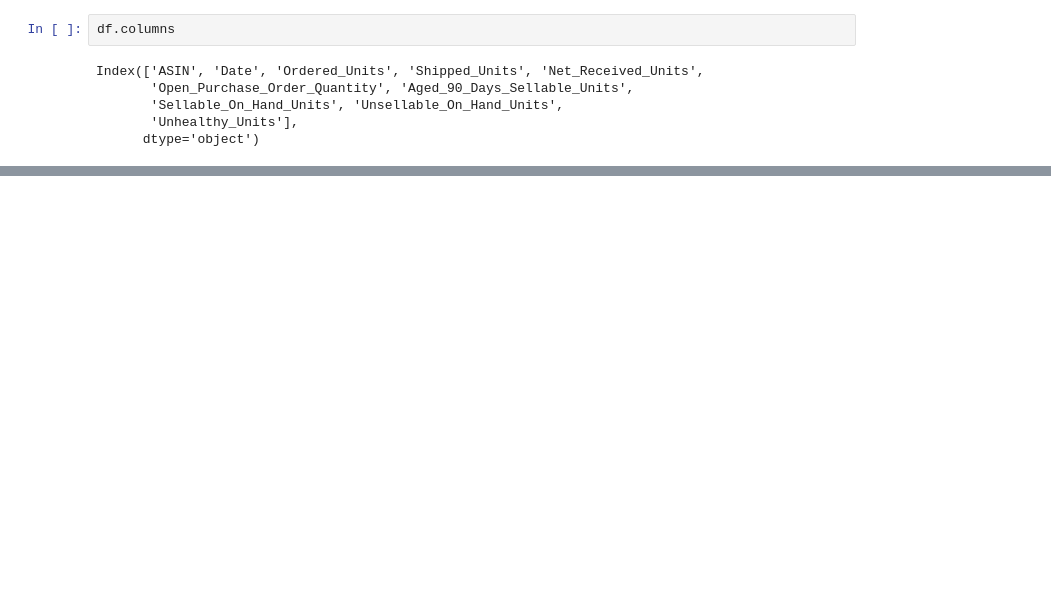
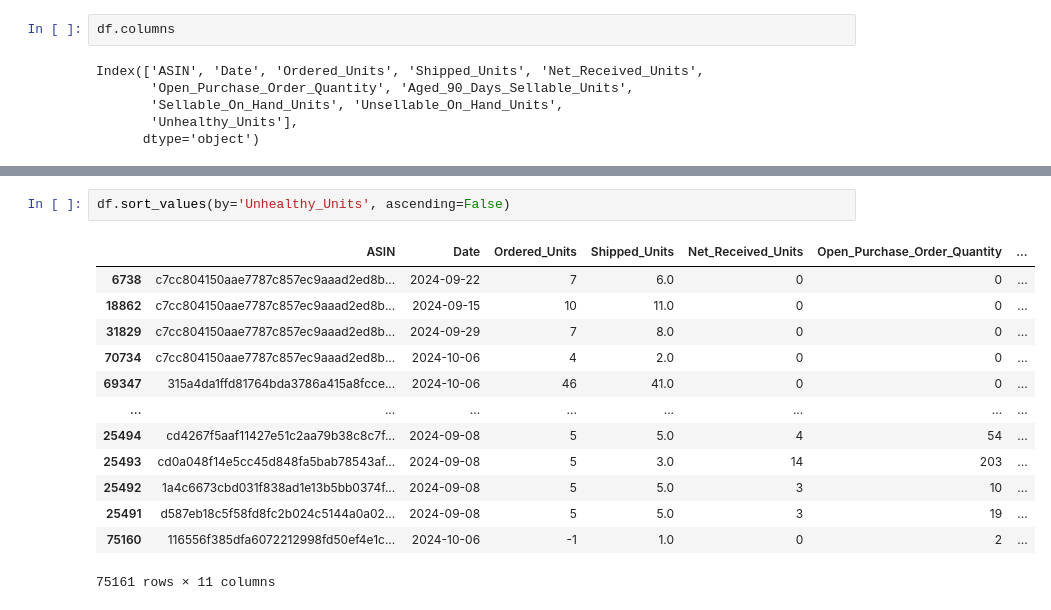
Before and after one commit to wparnell1/math608_project, a Jupyter notebook: math608_project.ipynb, the cells around one changed output, grey strips where cells are left out. Drawn from its saved outputs; the diff is of its cells as text; blank space fills up the shorter version.

```diff
--- a/math608_project.ipynb
+++ b/math608_project.ipynb
@@ -187,0 +149,16 @@ df.to_csv('project_linear_regression.csv')
+# %%
+df.sort_values(by='Unhealthy_Units', ascending=False)
+# %% [output]
+|  | ASIN | Date | Ordered_Units | Shipped_Units | Net_Received_Units | Open_Purchase_Order_Quantity | ... |
+| 6738 | c7cc804150aae7787c857ec9aaad2ed8b... | 2024-09-22 | 7 | 6.0 | 0 | 0 | ... |
+| 18862 | c7cc804150aae7787c857ec9aaad2ed8b... | 2024-09-15 | 10 | 11.0 | 0 | 0 | ... |
+| 31829 | c7cc804150aae7787c857ec9aaad2ed8b... | 2024-09-29 | 7 | 8.0 | 0 | 0 | ... |
+| 70734 | c7cc804150aae7787c857ec9aaad2ed8b... | 2024-10-06 | 4 | 2.0 | 0 | 0 | ... |
+| 69347 | 315a4da1ffd81764bda3786a415a8fcce... | 2024-10-06 | 46 | 41.0 | 0 | 0 | ... |
+| ... | ... | ... | ... | ... | ... | ... | ... |
+| 25494 | cd4267f5aaf11427e51c2aa79b38c8c7f... | 2024-09-08 | 5 | 5.0 | 4 | 54 | ... |
+| 25493 | cd0a048f14e5cc45d848fa5bab78543af... | 2024-09-08 | 5 | 3.0 | 14 | 203 | ... |
+| 25492 | 1a4c6673cbd031f838ad1e13b5bb0374f... | 2024-09-08 | 5 | 5.0 | 3 | 10 | ... |
+| 25491 | d587eb18c5f58fd8fc2b024c5144a0a02... | 2024-09-08 | 5 | 5.0 | 3 | 19 | ... |
+| 75160 | 116556f385dfa6072212998fd50ef4e1c... | 2024-10-06 | -1 | 1.0 | 0 | 2 | ... |
+75161 rows × 11 columns
```
Also changed, not shown: parts of 45 cells of this notebook, 1 other file.
